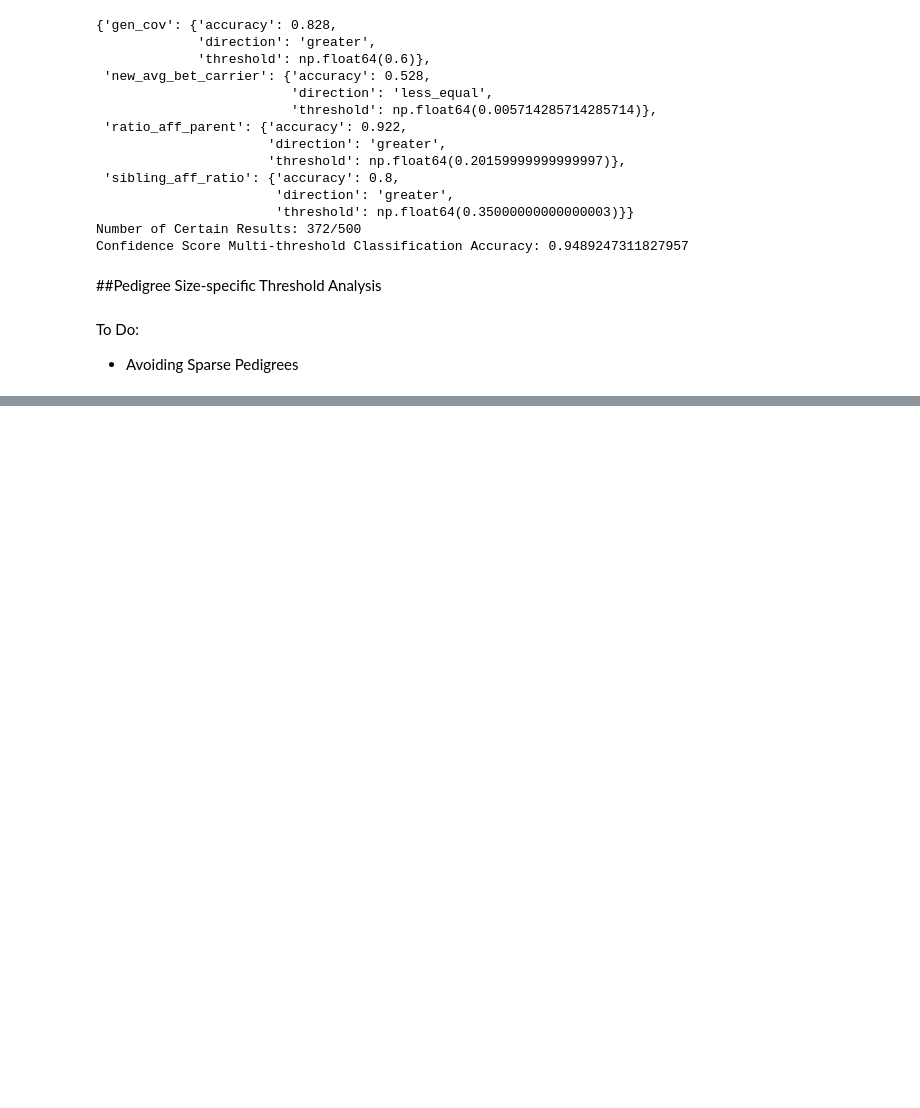
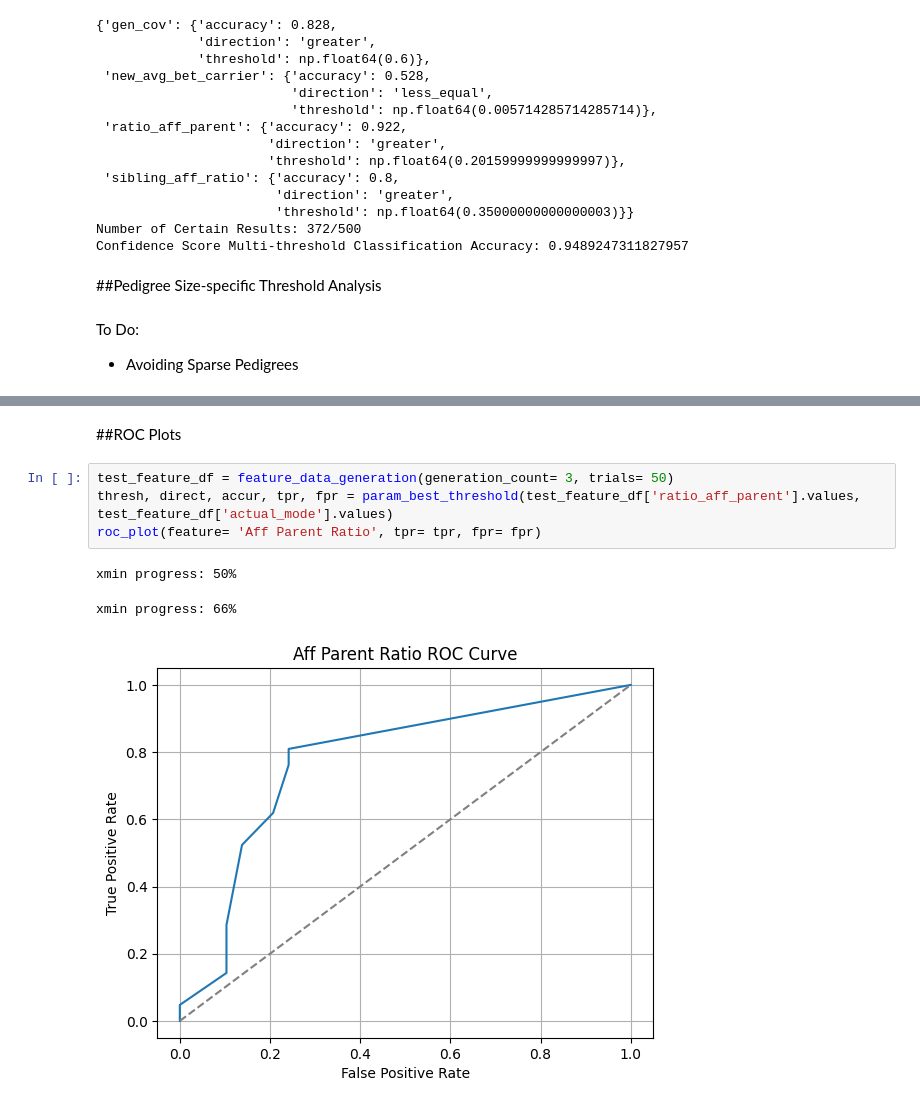
Before and after one commit to taylorngt/PedNet, a Jupyter notebook: PedigreeClassification.ipynb, the cells around one changed output, grey strips where cells are left out. Saved outputs shown, nothing was run; the diff lists cells and outputs as text; blank space fills up the shorter version.

```diff
--- a/PedigreeClassification.ipynb
+++ b/PedigreeClassification.ipynb
@@ -932,0 +969,10 @@ xmin progress: 80%
+# %% [markdown]
+##ROC Plots
+# %%
+test_feature_df = feature_data_generation(generation_count= 3, trials= 50)
+thresh, direct, accur, tpr, fpr = param_best_threshold(test_feature_df['ratio_aff_parent'].values, test_feature_df['actual_mode'].values)
+roc_plot(feature= 'Aff Parent Ratio', tpr= tpr, fpr= fpr)
+# %% [output]
+xmin progress: 50%
+xmin progress: 66%
+[figure, added]
```
Also changed, not shown: parts of 3 cells of this notebook.
